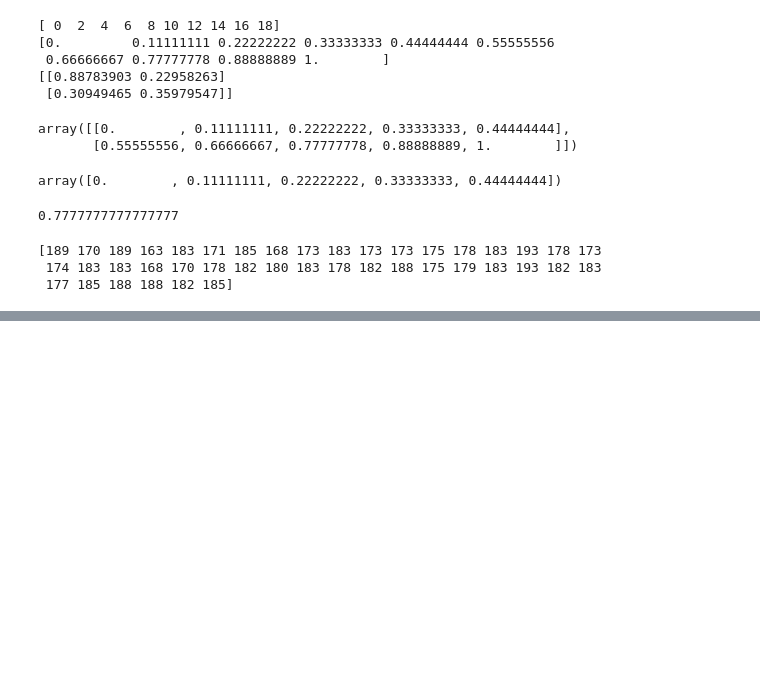
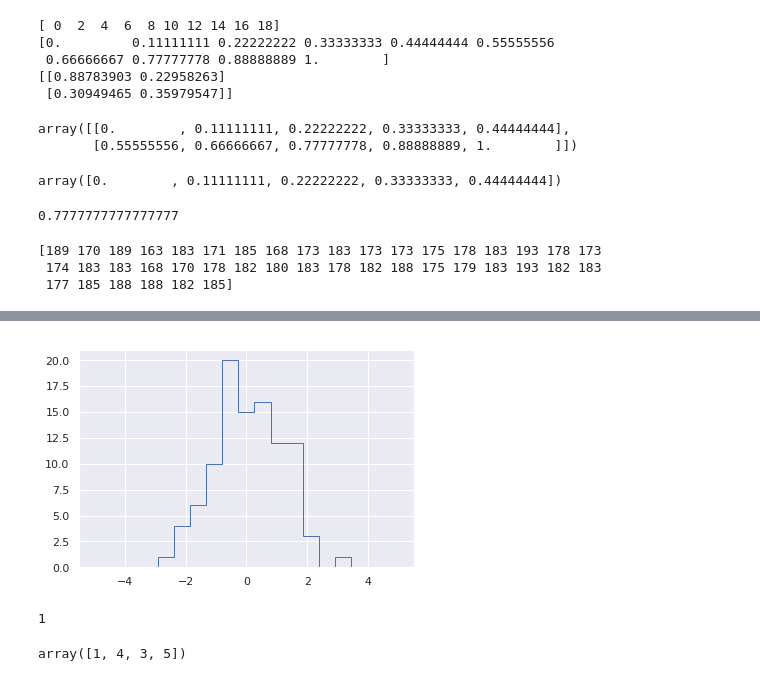
Before and after one commit to RCUELLO72/AppliedDataSciencePackt, a Jupyter notebook: PDSH_Chapter2_IntroNumpy.ipynb, the cells around one changed output, grey strips where cells are left out. Saved outputs shown, nothing was run; the diff lists cells and outputs as text; code cells hidden in the pictures; blank space fills up the shorter version.

```diff
--- a/PDSH_Chapter2_IntroNumpy.ipynb
+++ b/PDSH_Chapter2_IntroNumpy.ipynb
@@ -90,0 +125,13 @@ heights.max()
+# %%
+h = plt.hist(x, bins, histtype='step')
+# %% [output]
+[figure, added]
+# %%
+x = np.array([2, 1, 4, 3, 5])
+np.argmin(x[2:])
+# %% [output]
+1
+# %%
+x[1:]
+# %% [output]
+array([1, 4, 3, 5])
```
Also changed, not shown: parts of 8 cells of this notebook.
